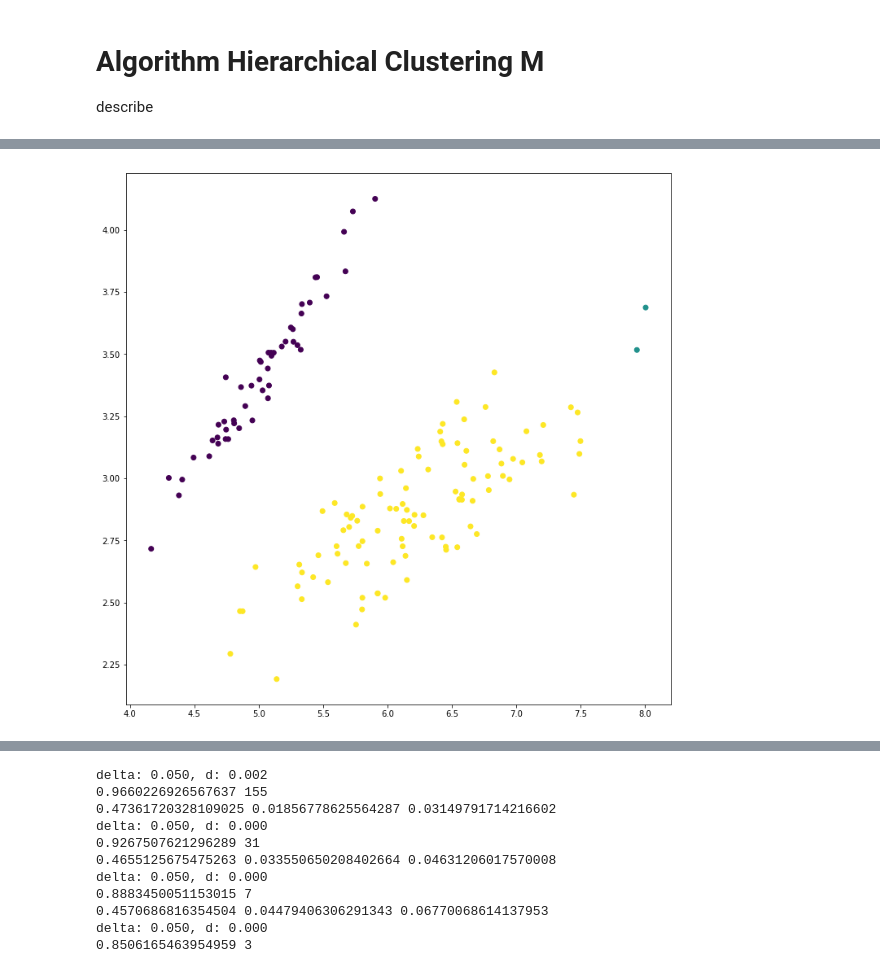
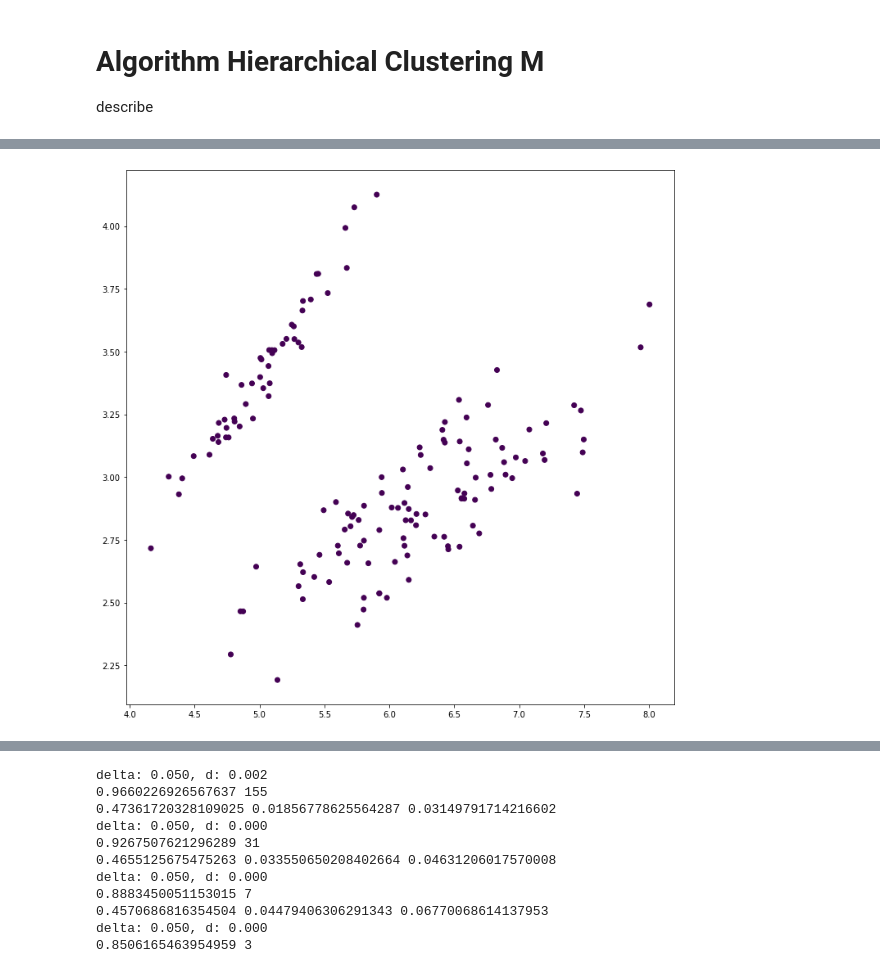
Before and after one commit to vench/study, a Jupyter notebook: Algorithm.ipynb, the cells around one changed output, grey strips where cells are left out. Cells and saved outputs as stored; diff of their text form; code cells hidden in the pictures.

```diff
--- a/Algorithm.ipynb
+++ b/Algorithm.ipynb
@@ -168,6 +246,18 @@ x = np.array([
     [3.8,6.9]
 ])
 
+x = np.array([
+    [1,1],
+    [1.1,1],
+    [2.1,2],
+    [1.5,2],
+
+    [10,10],
+    [12,14],
+    [11,12],
+    [11,11],
+])
+
 def draw(x, y):
     k = 2
     U,s,vh = np.linalg.svd(x)
@@ -254,7 +360,11 @@ Text(0.5,1,u'\u0414\u0435\u0440\u0435\u0432\u043e')
 data = load_iris()
 ix = data.data
 iy = data.target
-cl = HierarchicalClustering(alpha=1.3, debug=1, max_iteration=100)
+#cl = HierarchicalClustering(alpha=1.3, debug=1, max_iteration=100)
+#iiy = cl.fit(ix)
+
+cl = HC(alpha = 2.0, debug=True)
 iiy = cl.fit(ix)
+
 draw(ix,iiy)
 # %% [output]
@@ -278,8 +378,8 @@ delta: 0.483, d: 0.003
 # %%
-draw(ix,cl._c_all[-3])
+draw(ix,cl._c_all[-1])
 #draw(ix, iy)
 # %% [output]
-[figure, old version]
+[figure, new version]
 # %%
 # noisy_moons
 from sklearn import cluster, datasets, mixture
```
Also changed, not shown: parts of 14 cells of this notebook, 2 other files.
